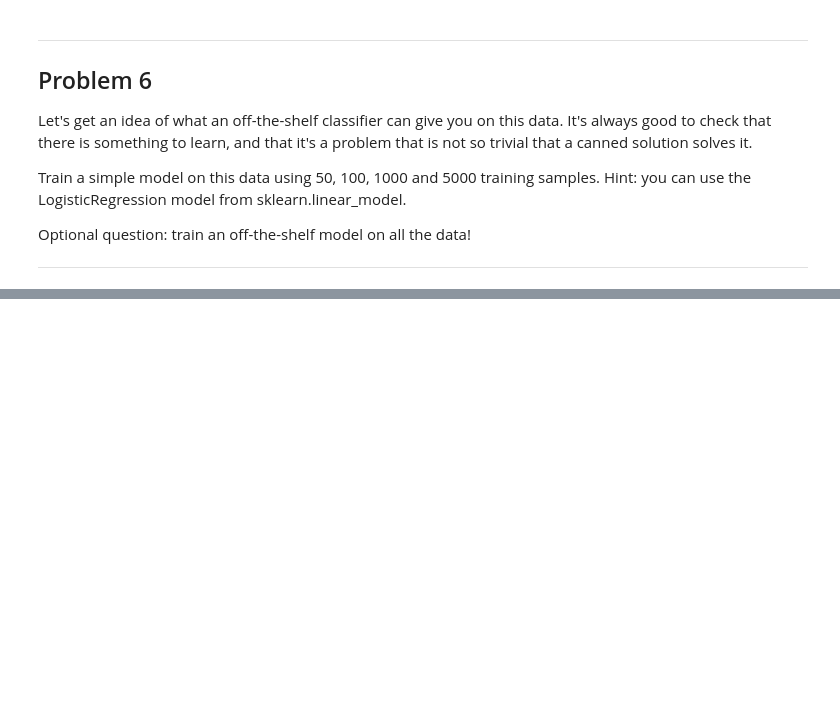
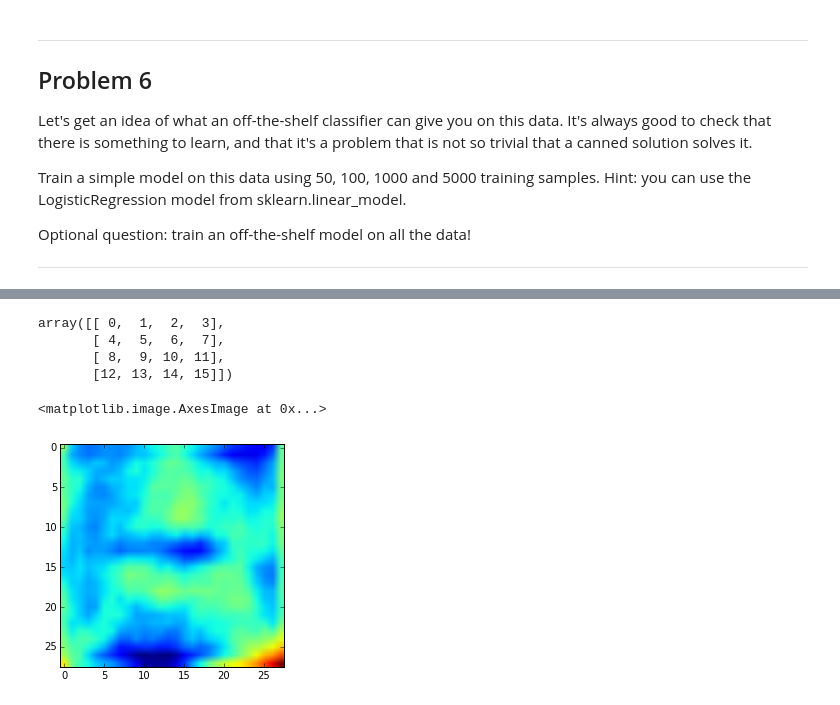
Before and after one commit to datamath28/tensorflow-1, a Jupyter notebook: tensorflow/examples/udacity/1_notmnist.ipynb, the cells around one changed output, grey strips where cells are left out. Drawn from its saved outputs; the diff is of its cells as text; code cells hidden in the pictures; blank space fills up the shorter version.

```diff
--- a/tensorflow/examples/udacity/1_notmnist.ipynb
+++ b/tensorflow/examples/udacity/1_notmnist.ipynb
@@ -303,0 +315,34 @@ lr.score(X_test, y_test)
+# %%
+np.arange(16).reshape((4,2,2)).reshape((4,4))
+# %% [output]
+array([[ 0,  1,  2,  3],
+       [ 4,  5,  6,  7],
+       [ 8,  9, 10, 11],
+       [12, 13, 14, 15]])
+# %%
+num_samples = 19660
+n_classes = 10
+
+(samples, width, height) = train_dataset.shape
+X = np.reshape(train_dataset,(samples, width*height))[0:num_samples]
+y = train_labels[0:num_samples]
+
+# This gives a nice image of a letter
+example = X.reshape(num_samples, width, height)[0]
+plt.imshow(example)
+
+lr = LogisticRegression(penalty='l2', C=0.001)
+lr.fit(X, y)
+
+(samples, width, height) = test_dataset.shape
+X_test = np.reshape(test_dataset, (samples, width*height))
+y_test = test_labels
+lr.score(X_test, y_test)
+
+# This gives a totally random looking image, but I expect it should
+# look like a fuzzy kind of letter.
+filter_a = lr.coef_.reshape(n_classes, width, height)[0]
+plt.imshow(filter_a)
+# %% [output]
+<matplotlib.image.AxesImage at 0x...>
+[figure, added]
```
Also changed, not shown: parts of 10 cells of this notebook, 5 other files.
